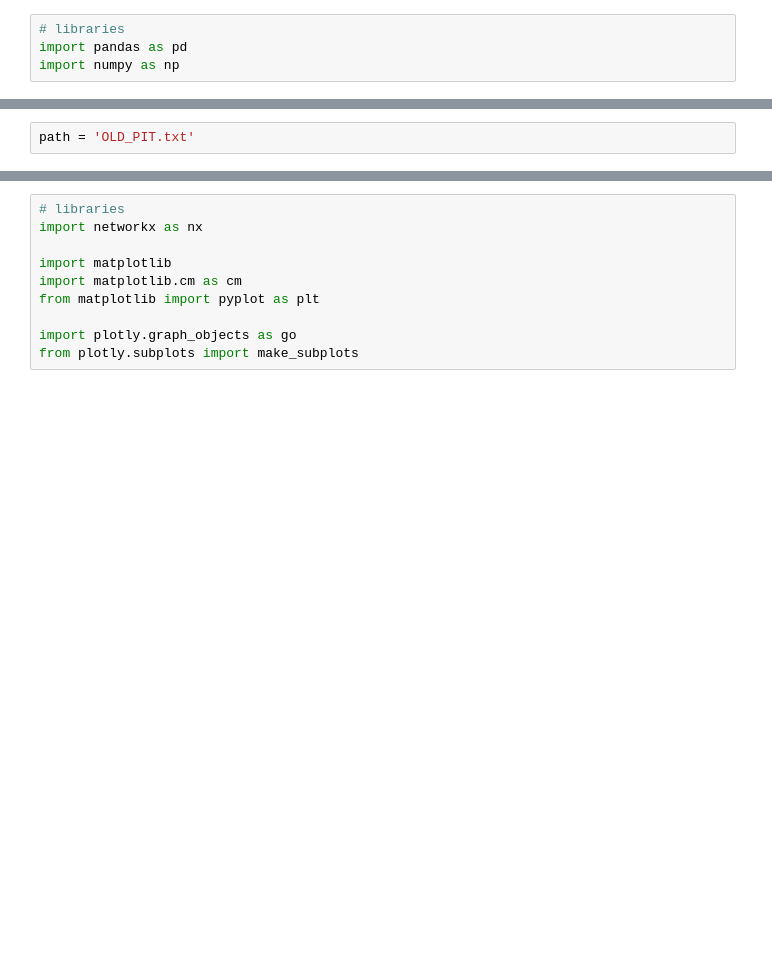
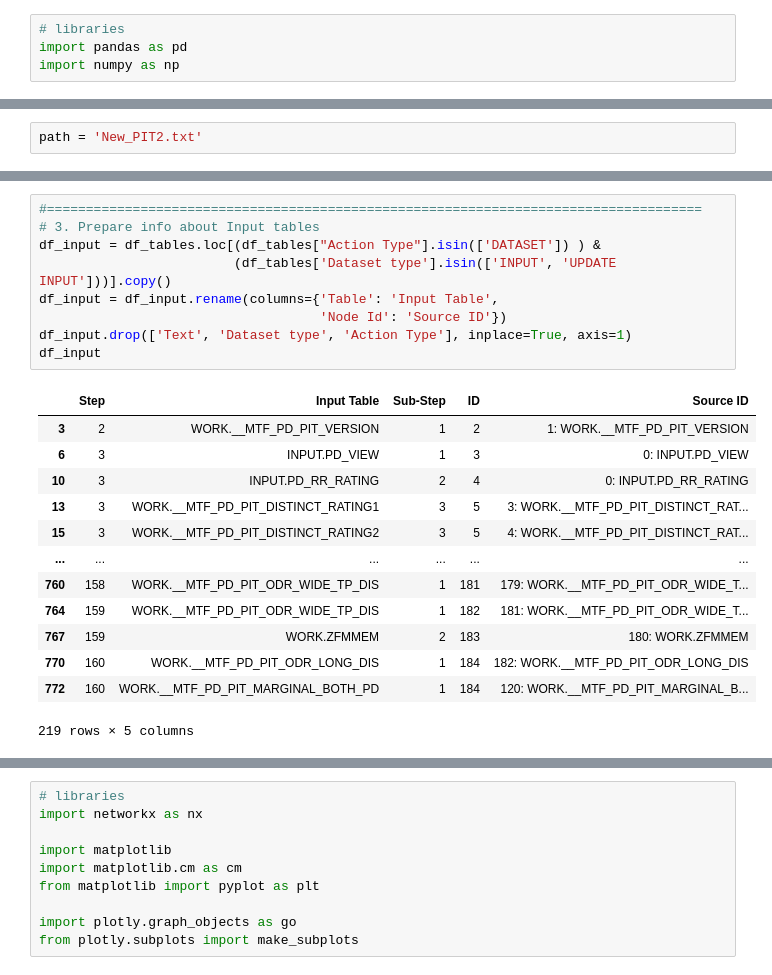
Before and after one commit to olebach/SAS-Log-Parser, a Jupyter notebook: Log parsing.ipynb, the cells around one changed output, grey strips where cells are left out. Saved outputs shown, nothing was run; the diff lists cells and outputs as text; blank space fills up the shorter version.

```diff
--- a/Log parsing.ipynb
+++ b/Log parsing.ipynb
@@ -7,3 +7,3 @@ import numpy as np
 # %%
-path = 'OLD_PIT.txt'
+path = 'New_PIT2.txt'
 # %%
@@ -182,0 +156,23 @@ df.to_csv('test.csv', sep = ";")
+# %%
+#====================================================================================
+# 3. Prepare info about Input tables
+df_input = df_tables.loc[(df_tables["Action Type"].isin(['DATASET']) ) &
+                         (df_tables['Dataset type'].isin(['INPUT', 'UPDATE INPUT']))].copy()
+df_input = df_input.rename(columns={'Table': 'Input Table',
+                                    'Node Id': 'Source ID'})
+df_input.drop(['Text', 'Dataset type', 'Action Type'], inplace=True, axis=1)
+df_input
+# %% [output]
+|  | Step | Input Table | Sub-Step | ID | Source ID |
+| 3 | 2 | WORK.__MTF_PD_PIT_VERSION | 1 | 2 | 1: WORK.__MTF_PD_PIT_VERSION |
+| 6 | 3 | INPUT.PD_VIEW | 1 | 3 | 0: INPUT.PD_VIEW |
+| 10 | 3 | INPUT.PD_RR_RATING | 2 | 4 | 0: INPUT.PD_RR_RATING |
+| 13 | 3 | WORK.__MTF_PD_PIT_DISTINCT_RATING1 | 3 | 5 | 3: WORK.__MTF_PD_PIT_DISTINCT_RAT... |
+| 15 | 3 | WORK.__MTF_PD_PIT_DISTINCT_RATING2 | 3 | 5 | 4: WORK.__MTF_PD_PIT_DISTINCT_RAT... |
+| ... | ... | ... | ... | ... | ... |
+| 760 | 158 | WORK.__MTF_PD_PIT_ODR_WIDE_TP_DIS | 1 | 181 | 179: WORK.__MTF_PD_PIT_ODR_WIDE_T... |
+| 764 | 159 | WORK.__MTF_PD_PIT_ODR_WIDE_TP_DIS | 1 | 182 | 181: WORK.__MTF_PD_PIT_ODR_WIDE_T... |
+| 767 | 159 | WORK.ZFMMEM | 2 | 183 | 180: WORK.ZFMMEM |
+| 770 | 160 | WORK.__MTF_PD_PIT_ODR_LONG_DIS | 1 | 184 | 182: WORK.__MTF_PD_PIT_ODR_LONG_DIS |
+| 772 | 160 | WORK.__MTF_PD_PIT_MARGINAL_BOTH_PD | 1 | 184 | 120: WORK.__MTF_PD_PIT_MARGINAL_B... |
+219 rows × 5 columns
```
Also changed, not shown: parts of 19 cells of this notebook, 2 other files.
